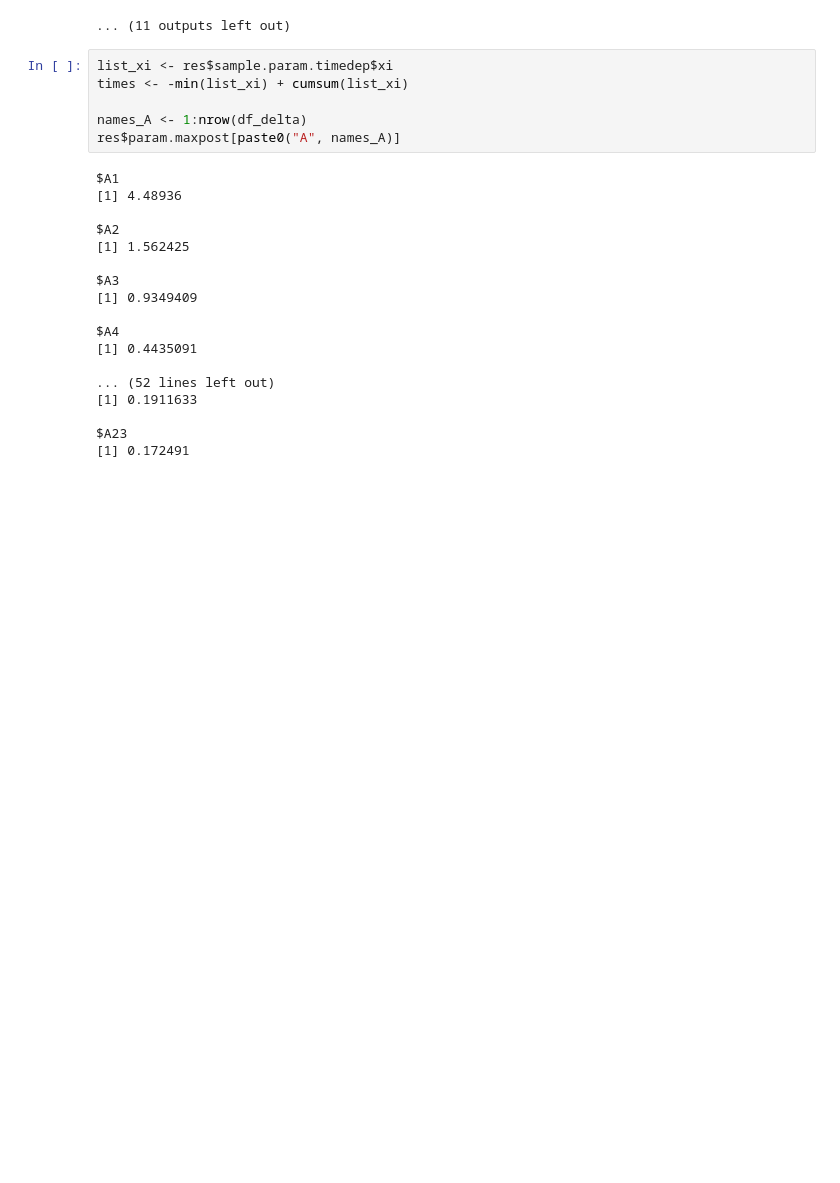
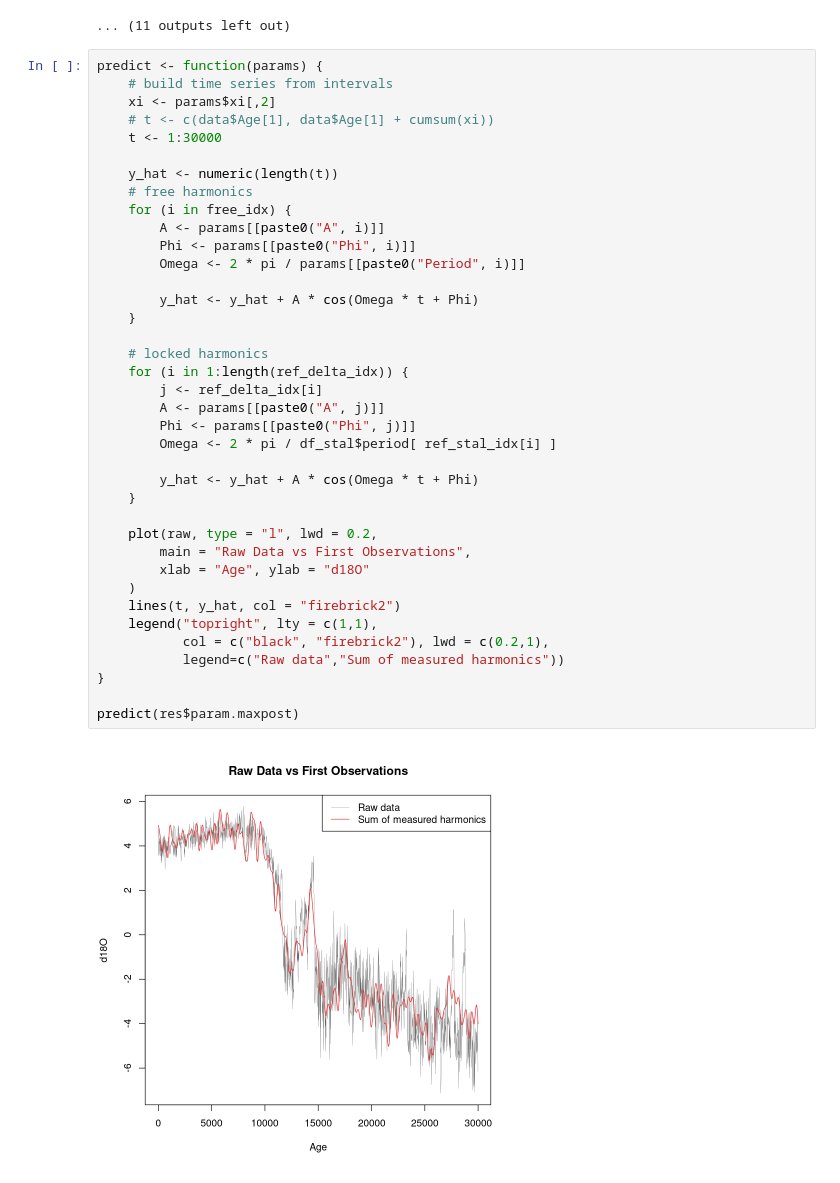
Before and after one commit to AlbertoCasellato/LCP-B, a Jupyter notebook: Project/project.ipynb, the cells around one changed output. Saved outputs shown, nothing was run; the diff lists cells and outputs as text; blank space fills up the shorter version.

```diff
--- a/Project/project.ipynb
+++ b/Project/project.ipynb
@@ -260,27 +260,43 @@ plot.timedeppar (timedeppar 1.0.3 2023-08-28): plotting inference results: trace
 [figure]
 [figure]
 ... (11 outputs left out)
-# %%
-list_xi <- res$sample.param.timedep$xi
-times <- -min(list_xi) + cumsum(list_xi)
-
-names_A <- 1:nrow(df_delta)
-res$param.maxpost[paste0("A", names_A)]
-# %% [output]
-$A1
-[1] 4.48936
-
-$A2
-[1] 1.562425
-
-$A3
-[1] 0.9349409
-
-$A4
-[1] 0.4435091
-
-... (52 lines left out)
-[1] 0.1911633
-
-$A23
-[1] 0.172491
+# %%
+predict <- function(params) {
+    # build time series from intervals
+    xi <- params$xi[,2]
+    # t <- c(data$Age[1], data$Age[1] + cumsum(xi))
+    t <- 1:30000
+
+    y_hat <- numeric(length(t))
+    # free harmonics
+    for (i in free_idx) {
+        A <- params[[paste0("A", i)]]
+        Phi <- params[[paste0("Phi", i)]]
+        Omega <- 2 * pi / params[[paste0("Period", i)]]
+
+        y_hat <- y_hat + A * cos(Omega * t + Phi)
+    }
+
+    # locked harmonics
+    for (i in 1:length(ref_delta_idx)) {
+        j <- ref_delta_idx[i]
+        A <- params[[paste0("A", j)]]
+        Phi <- params[[paste0("Phi", j)]]
+        Omega <- 2 * pi / df_stal$period[ ref_stal_idx[i] ]
+
+        y_hat <- y_hat + A * cos(Omega * t + Phi)
+    }
+
+    plot(raw, type = "l", lwd = 0.2,
+        main = "Raw Data vs First Observations",
+        xlab = "Age", ylab = "d18O"
+    )
+    lines(t, y_hat, col = "firebrick2")
+    legend("topright", lty = c(1,1),
+           col = c("black", "firebrick2"), lwd = c(0.2,1),
+           legend=c("Raw data","Sum of measured harmonics"))
+}
+
+predict(res$param.maxpost)
+# %% [output]
+[figure, added]
```
